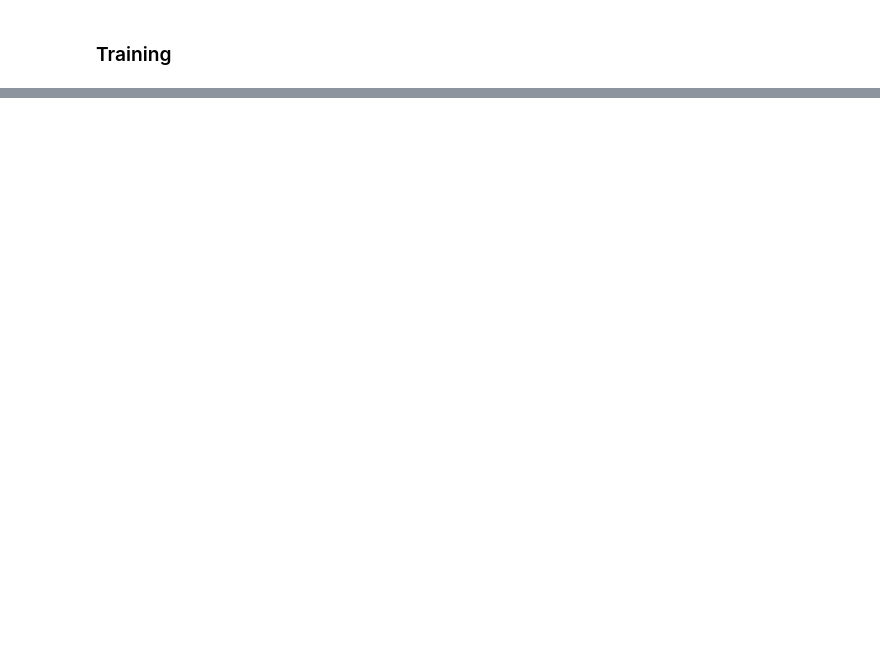
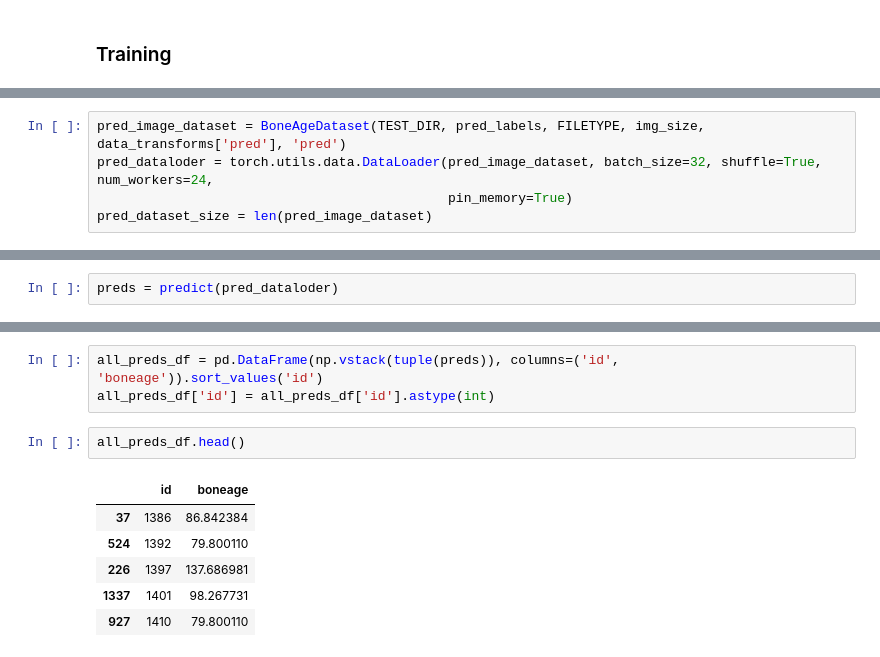
Before and after one commit to alxndrkalinin/boneage, a Jupyter notebook: notebooks/resnet_v1.ipynb, the cells around one changed output, grey strips where cells are left out. Saved outputs shown, nothing was run; the diff lists cells and outputs as text; blank space fills up the shorter version.

```diff
--- a/notebooks/resnet_v1.ipynb
+++ b/notebooks/resnet_v1.ipynb
@@ -556,0 +809,5 @@ for epoch in range(1, 60 + 1):
+# %%
+pred_image_dataset = BoneAgeDataset(TEST_DIR, pred_labels, FILETYPE, img_size, data_transforms['pred'], 'pred')
+pred_dataloder = torch.utils.data.DataLoader(pred_image_dataset, batch_size=32, shuffle=True, num_workers=24,
+                                             pin_memory=True)
+pred_dataset_size = len(pred_image_dataset)
@@ -556,0 +831,2 @@ for epoch in range(1, 60 + 1):
+# %%
+preds = predict(pred_dataloder)
@@ -556,0 +835,12 @@ for epoch in range(1, 60 + 1):
+# %%
+all_preds_df = pd.DataFrame(np.vstack(tuple(preds)), columns=('id', 'boneage')).sort_values('id')
+all_preds_df['id'] = all_preds_df['id'].astype(int)
+# %%
+all_preds_df.head()
+# %% [output]
+|  | id | boneage |
+| 37 | 1386 | 86.842384 |
+| 524 | 1392 | 79.800110 |
+| 226 | 1397 | 137.686981 |
+| 1337 | 1401 | 98.267731 |
+| 927 | 1410 | 79.800110 |
```
Also changed, not shown: parts of 28 cells of this notebook.
